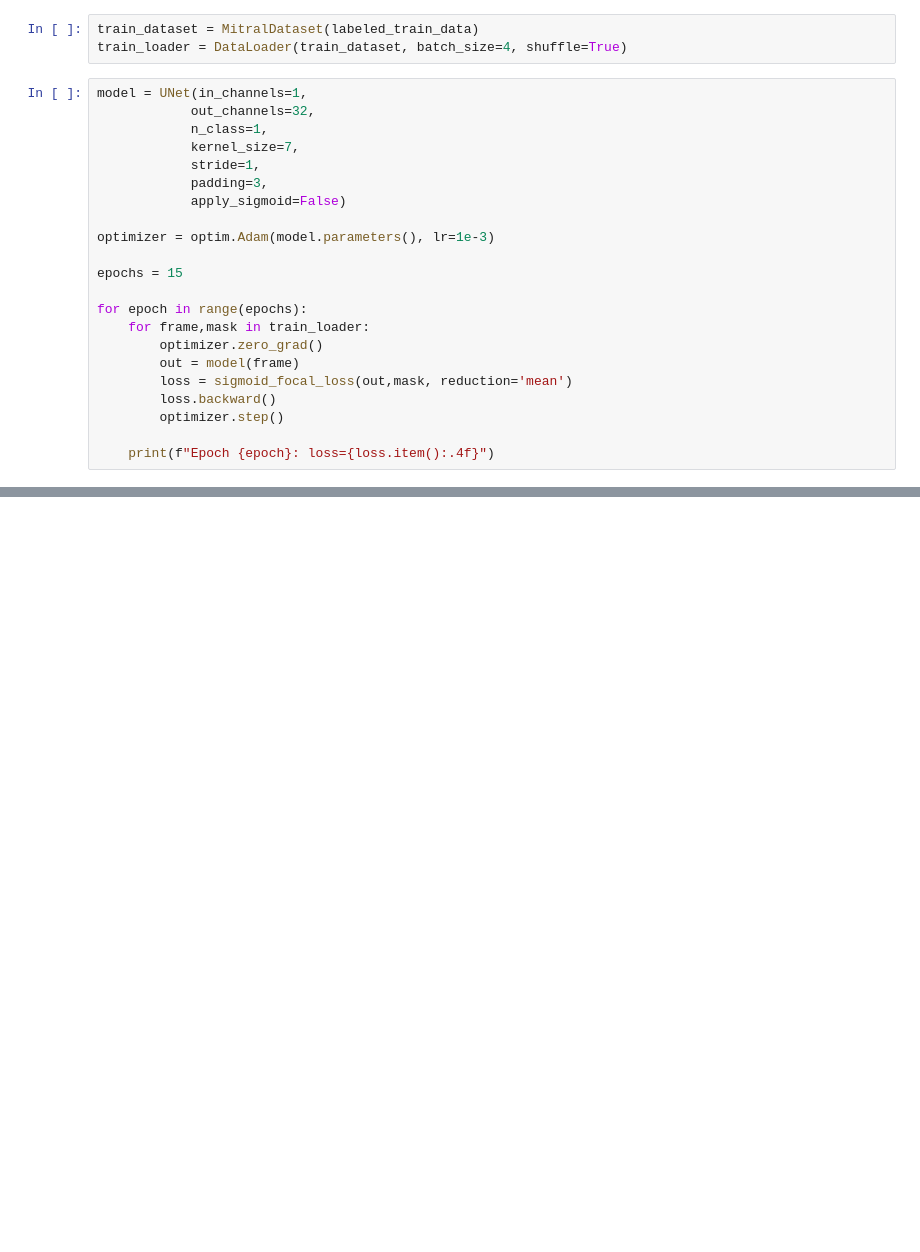
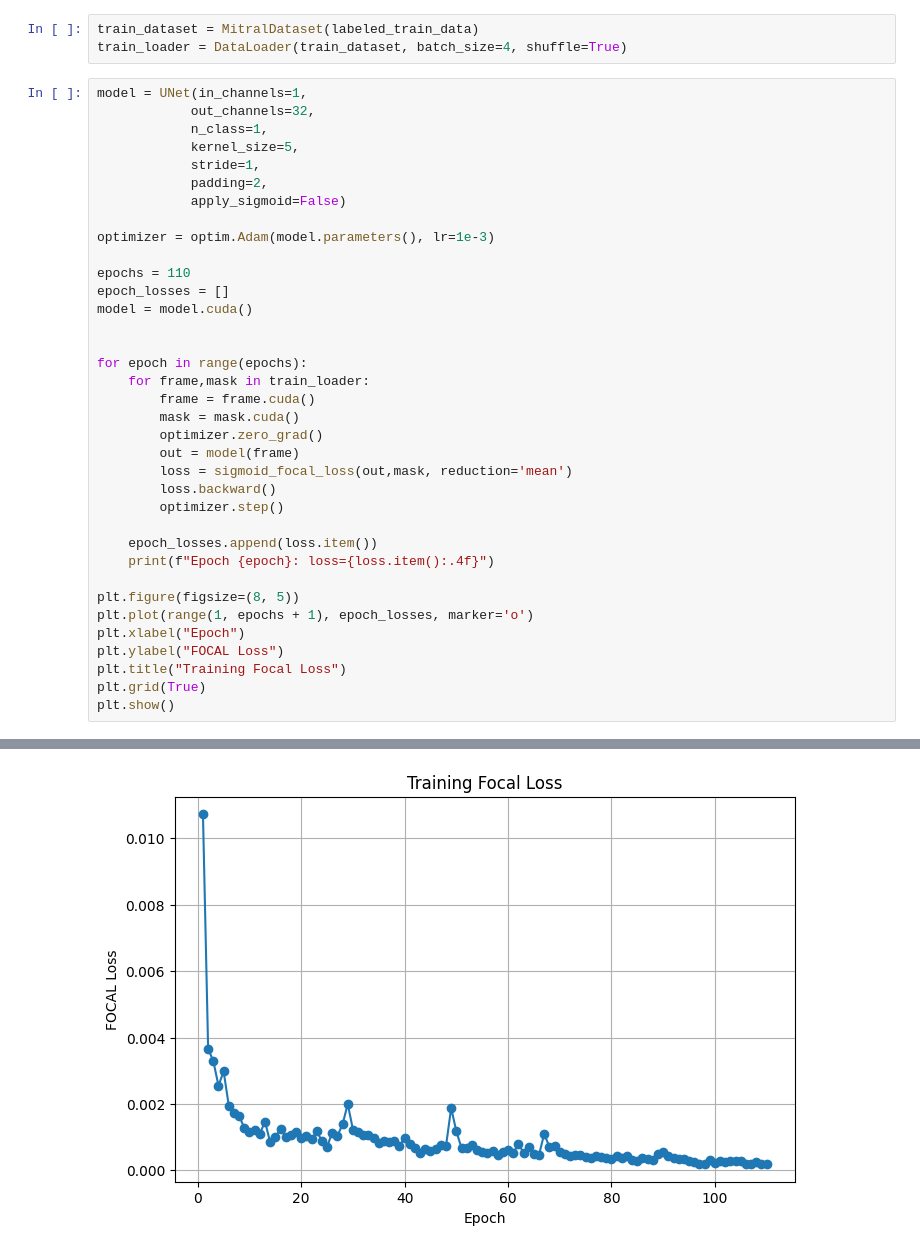
Before and after one commit to lambione/ETH-KAGGLE-COMPETITIONS-AML, a Jupyter notebook: PROJECT_2/unet_training.ipynb, the cells around one changed output, grey strips where cells are left out. Saved outputs shown, nothing was run; the diff lists cells and outputs as text; blank space fills up the shorter version.

```diff
--- a/PROJECT_2/unet_training.ipynb
+++ b/PROJECT_2/unet_training.ipynb
@@ -219,22 +378,36 @@ train_loader = DataLoader(train_dataset, batch_size=4, shuffle=True)
 model = UNet(in_channels=1,
             out_channels=32,
             n_class=1,
-            kernel_size=7,
+            kernel_size=5,
             stride=1,
-            padding=3,
+            padding=2,
             apply_sigmoid=False)
 
 optimizer = optim.Adam(model.parameters(), lr=1e-3)
 
-epochs = 15
+epochs = 110
+epoch_losses = []
+model = model.cuda()
+
 
 for epoch in range(epochs):
     for frame,mask in train_loader:
+        frame = frame.cuda()
+        mask = mask.cuda()
         optimizer.zero_grad()
         out = model(frame)
         loss = sigmoid_focal_loss(out,mask, reduction='mean')
         loss.backward()
         optimizer.step()
 
+    epoch_losses.append(loss.item())
     print(f"Epoch {epoch}: loss={loss.item():.4f}")
+
+plt.figure(figsize=(8, 5))
+plt.plot(range(1, epochs + 1), epoch_losses, marker='o')
+plt.xlabel("Epoch")
+plt.ylabel("FOCAL Loss")
+plt.title("Training Focal Loss")
+plt.grid(True)
+plt.show()
 # %% [output]
@@ -255,0 +431 @@ Epoch 14: loss=0.0009
+[figure, added]
```
Also changed, not shown: parts of 30 cells of this notebook.
